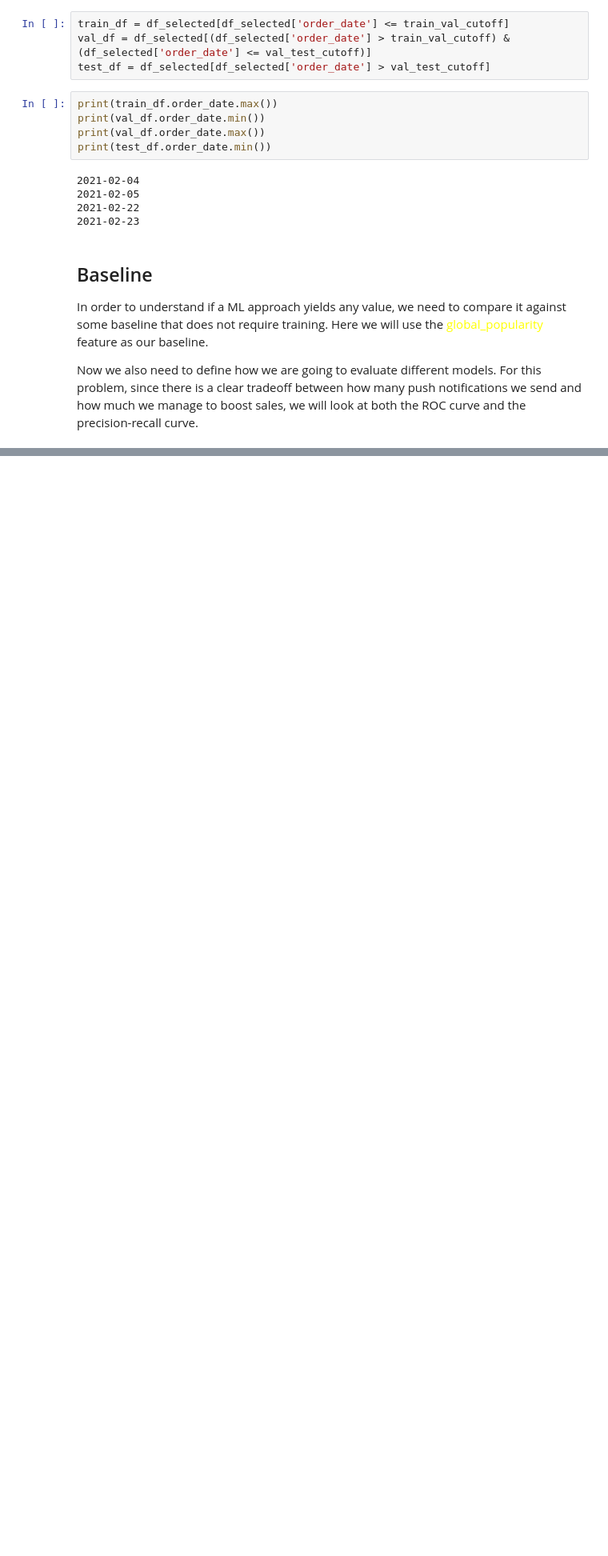
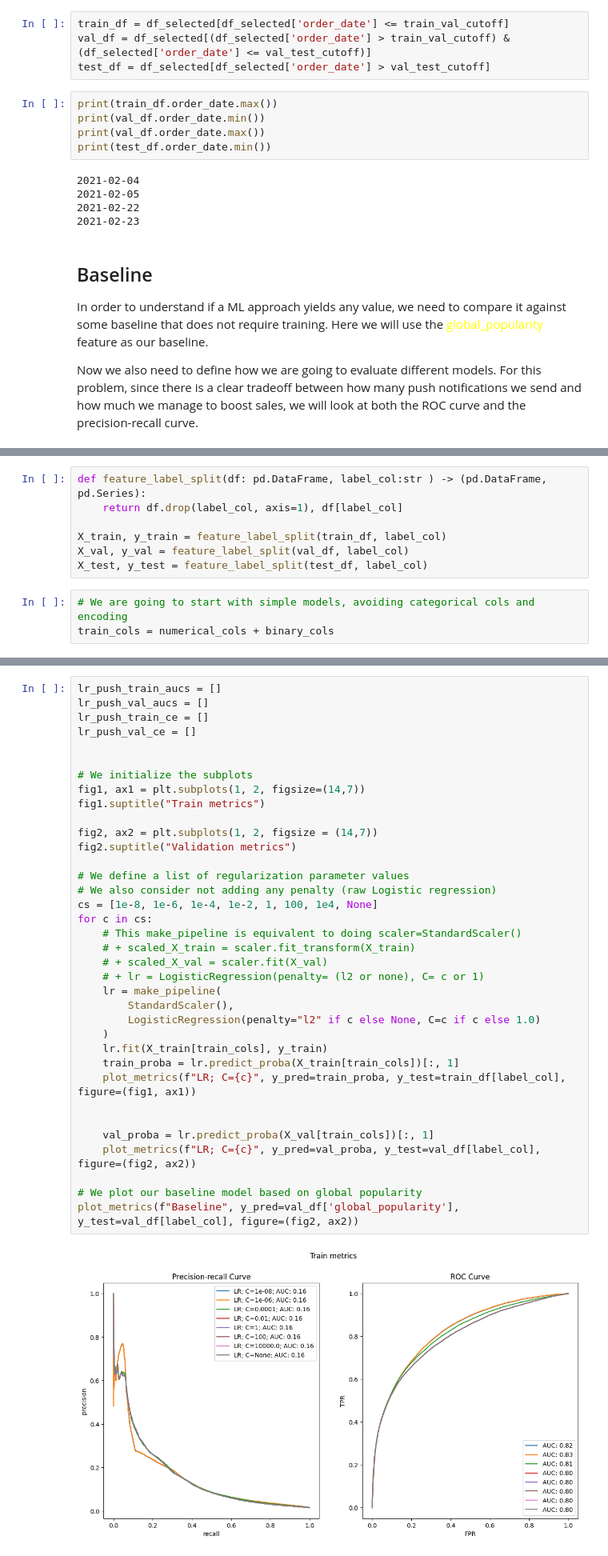
Before and after one commit to carleondel/zrive-ds, a Jupyter notebook: src/module_3/exploration_models.ipynb, the cells around one changed output, grey strips where cells are left out. Shown at 80% size. Cells and saved outputs as stored; diff of their text form; blank space fills up the shorter version.

```diff
--- a/src/module_3/exploration_models.ipynb
+++ b/src/module_3/exploration_models.ipynb
@@ -585,0 +624,10 @@ In order to understand if a ML approach yields any value, we need to compare it
+# %%
+def feature_label_split(df: pd.DataFrame, label_col:str ) -> (pd.DataFrame, pd.Series):
+    return df.drop(label_col, axis=1), df[label_col]
+
+X_train, y_train = feature_label_split(train_df, label_col)
+X_val, y_val = feature_label_split(val_df, label_col)
+X_test, y_test = feature_label_split(test_df, label_col)
+# %%
+# We are going to start with simple models, avoiding categorical cols and encoding
+train_cols = numerical_cols + binary_cols
@@ -585,0 +654,38 @@ In order to understand if a ML approach yields any value, we need to compare it
+# %%
+lr_push_train_aucs = []
+lr_push_val_aucs = []
+lr_push_train_ce = []
+lr_push_val_ce = []
+
+
+# We initialize the subplots
+fig1, ax1 = plt.subplots(1, 2, figsize=(14,7))
+fig1.suptitle("Train metrics")
+
+fig2, ax2 = plt.subplots(1, 2, figsize = (14,7))
+fig2.suptitle("Validation metrics")
+
+# We define a list of regularization parameter values
+# We also consider not adding any penalty (raw Logistic regression)
+cs = [1e-8, 1e-6, 1e-4, 1e-2, 1, 100, 1e4, None]
+for c in cs:
+    # This make_pipeline is equivalent to doing scaler=StandardScaler()
+    # + scaled_X_train = scaler.fit_transform(X_train)
+    # + scaled_X_val = scaler.fit(X_val)
+    # + lr = LogisticRegression(penalty= (l2 or none), C= c or 1)
+    lr = make_pipeline(
+        StandardScaler(),
+        LogisticRegression(penalty="l2" if c else None, C=c if c else 1.0)
+    )
+    lr.fit(X_train[train_cols], y_train)
+    train_proba = lr.predict_proba(X_train[train_cols])[:, 1]
+    plot_metrics(f"LR; C={c}", y_pred=train_proba, y_test=train_df[label_col], figure=(fig1, ax1))
+
+
+    val_proba = lr.predict_proba(X_val[train_cols])[:, 1]
+    plot_metrics(f"LR; C={c}", y_pred=val_proba, y_test=val_df[label_col], figure=(fig2, ax2))
+
+# We plot our baseline model based on global popularity
+plot_metrics(f"Baseline", y_pred=val_df['global_popularity'], y_test=val_df[label_col], figure=(fig2, ax2))
+# %% [output]
+[figure, added]
```
Also changed, not shown: parts of 37 cells of this notebook.
